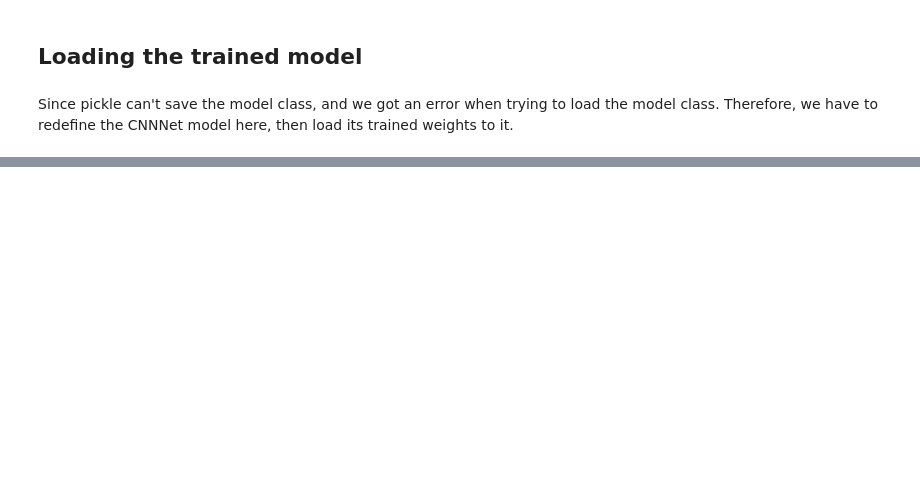
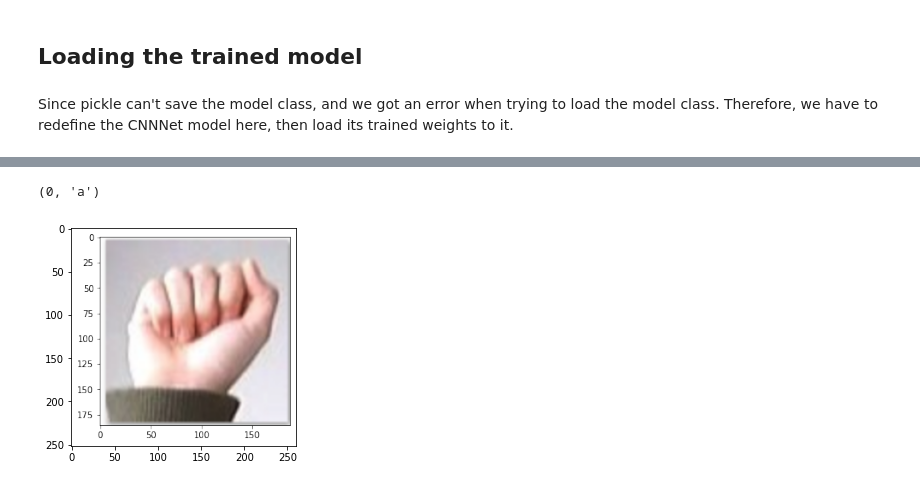
Before and after one commit to HuyenNguyenHelen/Computer-Vision-Pytorch, a Jupyter notebook: reproduced-submission/04b_asl_predictions_pytorch.ipynb, the cells around one changed output, grey strips where cells are left out. Cells and saved outputs as stored; diff of their text form; code cells hidden in the pictures; blank space fills up the shorter version.

```diff
--- a/reproduced-submission/04b_asl_predictions_pytorch.ipynb
+++ b/reproduced-submission/04b_asl_predictions_pytorch.ipynb
@@ -127,8 +86,0 @@ load_and_scale_image(b_img_p)
-# %%
-image = Image.open(b_img_p)
-transform = transforms.Compose([transforms.Resize([28, 28]),
-                                transforms.ToTensor(),
-                                transforms.Normalize((0.5,), (0.5,))])
-img = transform(image)
-img = img.reshape(-1,1,28,28)
-img
@@ -158,4 +86,0 @@ alphabet = "abcdefghiklmnopqrstuvwxy"
-# %%
-prediction = model(img)
-_, pred_label = torch.max(prediction.data, 1)
-print('predicted label: ', alphabet[pred_label[0]])
@@ -171,16 +87,28 @@ tensor(21)
 # %%
+# Alphabet does not contain j or z because they require movement
+alphabet = "abcdefghiklmnopqrstuvwxy"
+
+def show_image(image_path):
+    image = mpimg.imread(image_path)
+    plt.imshow(image, cmap='gray')
+
 def predict(img_path):
     show_image(img_path)
+
+    # alphabet letter for inference, letter j and z are not included
     alphabet = "abcdefghiklmnopqrstuvwxy"
+
+    # Preparing the image for prediction
     image = Image.open(img_path)
-    transform = transforms.Compose([transforms.Resize([28, 28]),
+    transform = transforms.Compose([transforms.Grayscale(),
+                                    transforms.Resize([28, 28]), # rescale the image
                                     transforms.ToTensor(),
                                     transforms.Normalize((0.5,), (0.5,))])
     img = transform(image)
     img = img.reshape(-1,1,28,28)
+
+    # making prediction on the processed image
     prediction = model(img)
-    pred_label = np.argmax(prediction.data)
+    _, pred_label = torch.max(prediction.data, 1)
 
-    return int(pred_label), alphabet[pred_label]
-
-predict(b_img_p)
+    return int(pred_label[0]), alphabet[pred_label[0]]
@@ -195,0 +120,5 @@ after block 3 torch.Size([4, 25, 2, 2])
+# %%
+predict('../data/a.png')
+# %% [output]
+(0, 'a')
+[figure, added]
```
Also changed, not shown: parts of 18 cells of this notebook, 10 other files.
